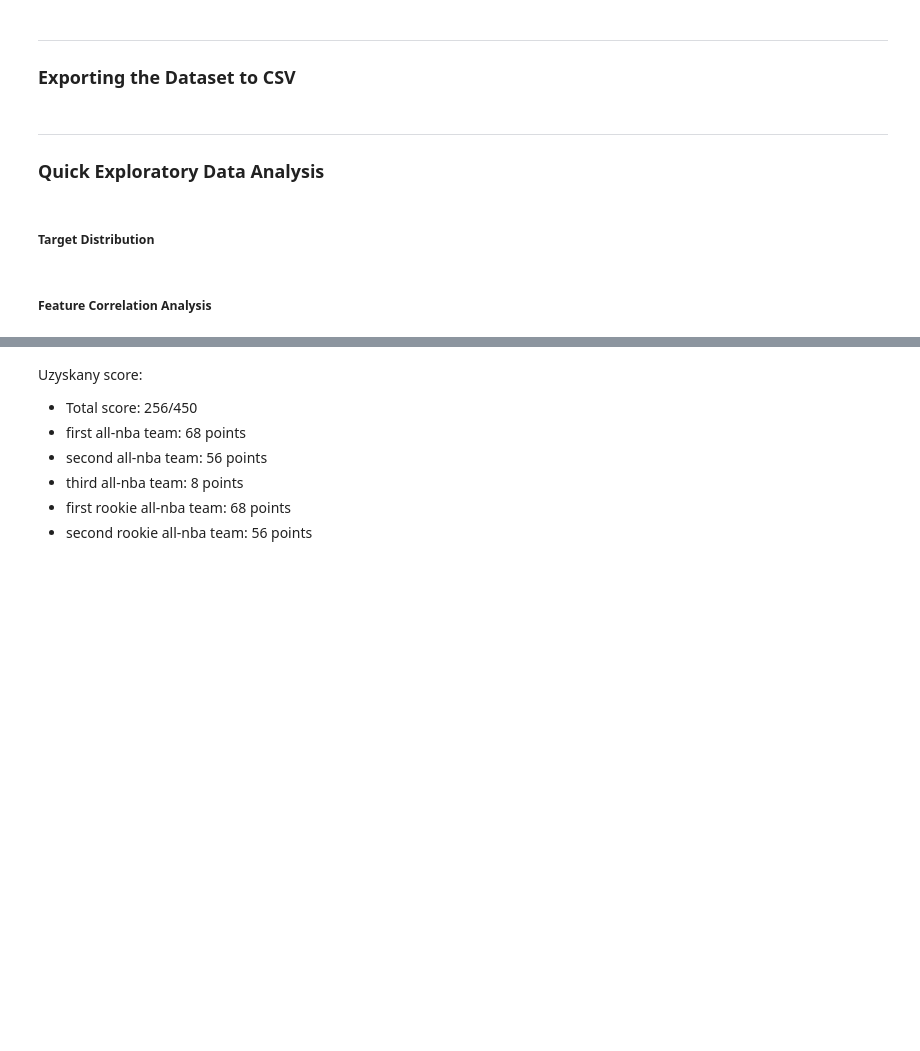
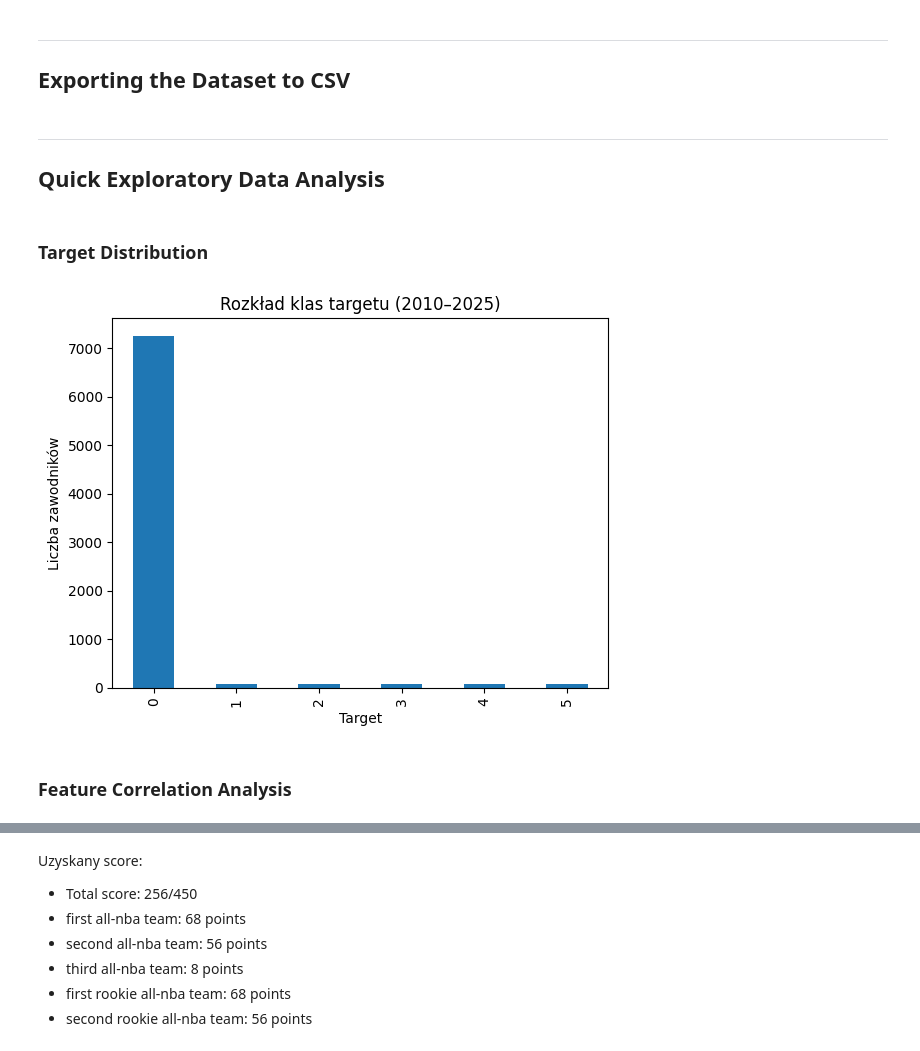
Before and after one commit to Mateo755/PROJECT-NBA_Awards_Prediction, a Jupyter notebook: models_creation.ipynb, the cells around one changed output, grey strips where cells are left out. Cells and saved outputs as stored; diff of their text form; code cells hidden in the pictures; blank space fills up the shorter version.

```diff
--- a/models_creation.ipynb
+++ b/models_creation.ipynb
@@ -13,4 +13,4 @@ X, y, df_full = build_full_dataset(last_season=2025, n_seasons=16, return_full=T
 # %% [markdown]
 ---
-### Exporting the Dataset to CSV
+## Exporting the Dataset to CSV
 # %%
@@ -18,17 +18,20 @@ df_full.to_csv("databases/nba_dataset_2010_2025.csv", index=False)
 # %% [markdown]
 ---
-### Quick Exploratory Data Analysis
+## Quick Exploratory Data Analysis
 # %% [markdown]
-##### Target Distribution
+### Target Distribution
 # %%
 import matplotlib.pyplot as plt
+df_full = pd.read_csv("databases/nba_dataset_2010_2025.csv")
 df_full[df_full["season"] < 2025]["target"].value_counts().sort_index().plot(kind="bar")
 plt.title("Rozkład klas targetu (2010–2025)")
 plt.xlabel("Target")
 plt.ylabel("Liczba zawodników")
 plt.show()
+# %% [output]
+[figure, added]
 # %% [markdown]
-##### Feature Correlation Analysis
+### Feature Correlation Analysis
 # %%
 correlations = df_full.corr(numeric_only=True)["target"].sort_values(ascending=False)
 print(correlations.head(20))  # najważniejsze cechy
```
Also changed, not shown: parts of 21 cells of this notebook, 2 other files.
